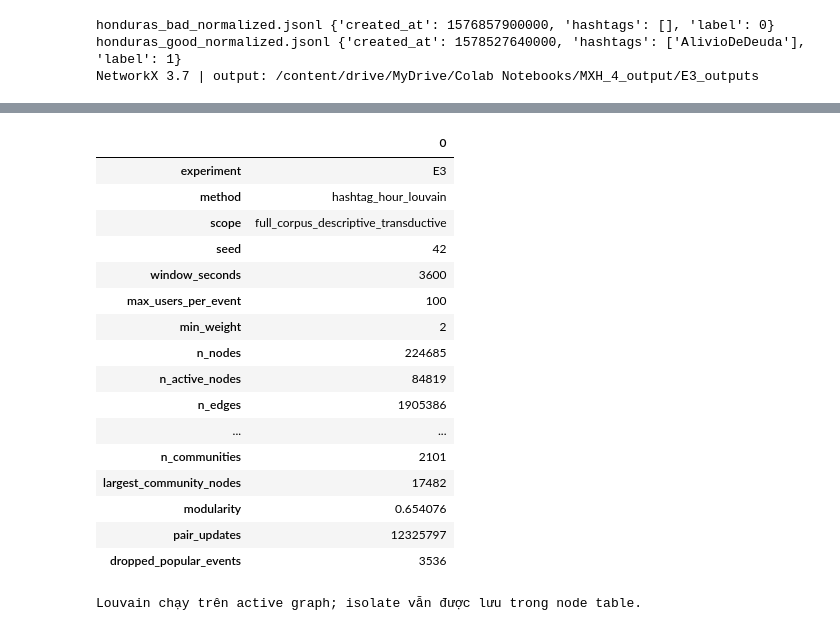
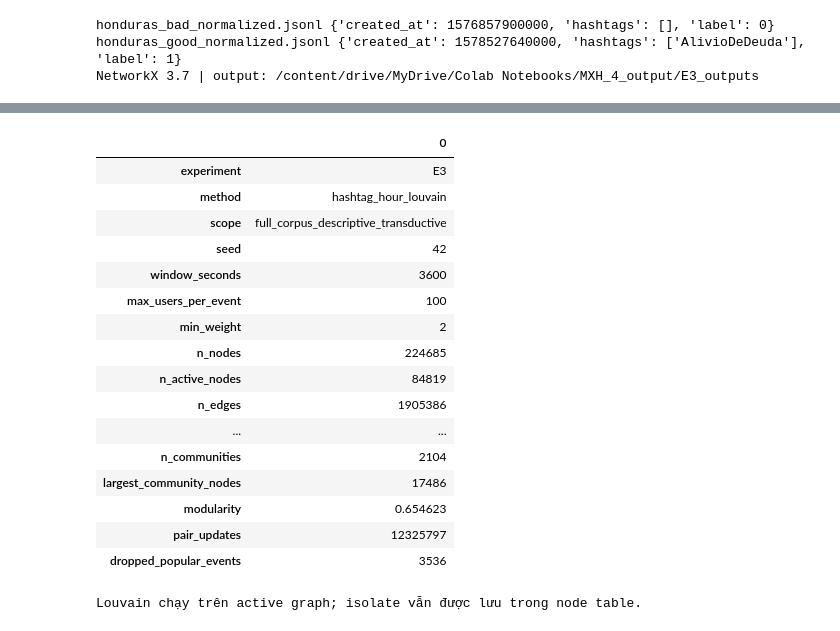
Before and after one commit to luuquanghuy-ui/SNA-GROUP3, a Jupyter notebook: E3/E3_Coordination_Graph.ipynb, the cells around one changed output, grey strips where cells are left out. Drawn from its saved outputs; the diff is of its cells as text; code cells hidden in the pictures.

```diff
--- a/E3/E3_Coordination_Graph.ipynb
+++ b/E3/E3_Coordination_Graph.ipynb
@@ -198,7 +198,12 @@ G = nx.Graph()
 G.add_nodes_from(sorted(labels))
 G.add_weighted_edges_from(edge_rows)
 assert nx.number_of_selfloops(G) == 0
-H = G.subgraph(sorted(n for n,d in G.degree() if d > 0)).copy()
+H = nx.Graph()
+H.add_nodes_from(sorted(n for n, d in G.degree() if d > 0))
+H.add_weighted_edges_from(sorted(
+    (min(u, v), max(u, v), data["weight"])
+    for u, v, data in G.edges(data=True)
+))
 if H.number_of_edges():
     communities = nx.community.louvain_communities(H,weight='weight',resolution=1,seed=SEED)
     communities = sorted(communities,key=lambda c:(-len(c),min(c)))
@@ -212,36 +217,36 @@ nodes = pd.DataFrame([dict(account_id=u,label=labels[u],split=split_map[u],
 # -1 = isolate, không gom tất cả isolate thành một community thật.
 components = sorted(nx.connected_components(G),key=lambda c:(-len(c),min(c)))
 metrics = dict(experiment='E3',method='hashtag_hour_louvain',scope='full_corpus_descriptive_transductive',
     seed=SEED,window_seconds=WINDOW_SECONDS,max_users_per_event=MAX_USERS_PER_EVENT,
     min_weight=MIN_WEIGHT,n_nodes=len(G),n_active_nodes=len(H),n_edges=G.number_of_edges(),
     n_isolates=nx.number_of_isolates(G),density=nx.density(G),
     n_components=len(components),largest_component_nodes=len(components[0]) if components else 0,
     n_communities=len(communities),largest_community_nodes=len(communities[0]) if communities else 0,
     modularity=modularity,pair_updates=pair_updates,
     dropped_popular_events=sum(r[3]=='too_popular' for r in event_audit))
 edges.to_csv(OUT/'e3_graph_edges.csv',index=False)
 nodes.to_csv(OUT/'e3_graph_nodes.csv',index=False)
 pd.DataFrame([metrics]).to_csv(OUT/'e3_graph_metrics.csv',index=False)
 pd.DataFrame(event_audit,columns=['hashtag','time_bucket','n_accounts','status']).to_csv(OUT/'e3_event_audit.csv',index=False)
 pd.DataFrame([(i,len(c)) for i,c in enumerate(components)],columns=['component','n_nodes']).to_csv(OUT/'e3_components.csv',index=False)
 display(pd.DataFrame([metrics]).T)
 print('Louvain chạy trên active graph; isolate vẫn được lưu trong node table.')
 # %% [output]
 |  | 0 |
 | experiment | E3 |
 | method | hashtag_hour_louvain |
 | scope | full_corpus_descriptive_transductive |
 | seed | 42 |
 | window_seconds | 3600 |
 | max_users_per_event | 100 |
 | min_weight | 2 |
 | n_nodes | 224685 |
 | n_active_nodes | 84819 |
 | n_edges | 1905386 |
 | ... | ... |
-| n_communities | 2101 |
-| largest_community_nodes | 17482 |
-| modularity | 0.654076 |
+| n_communities | 2104 |
+| largest_community_nodes | 17486 |
+| modularity | 0.654623 |
 | pair_updates | 12325797 |
 | dropped_popular_events | 3536 |
 Louvain chạy trên active graph; isolate vẫn được lưu trong node table.
```
Also changed, not shown: parts of 5 cells of this notebook, 6 other files.
